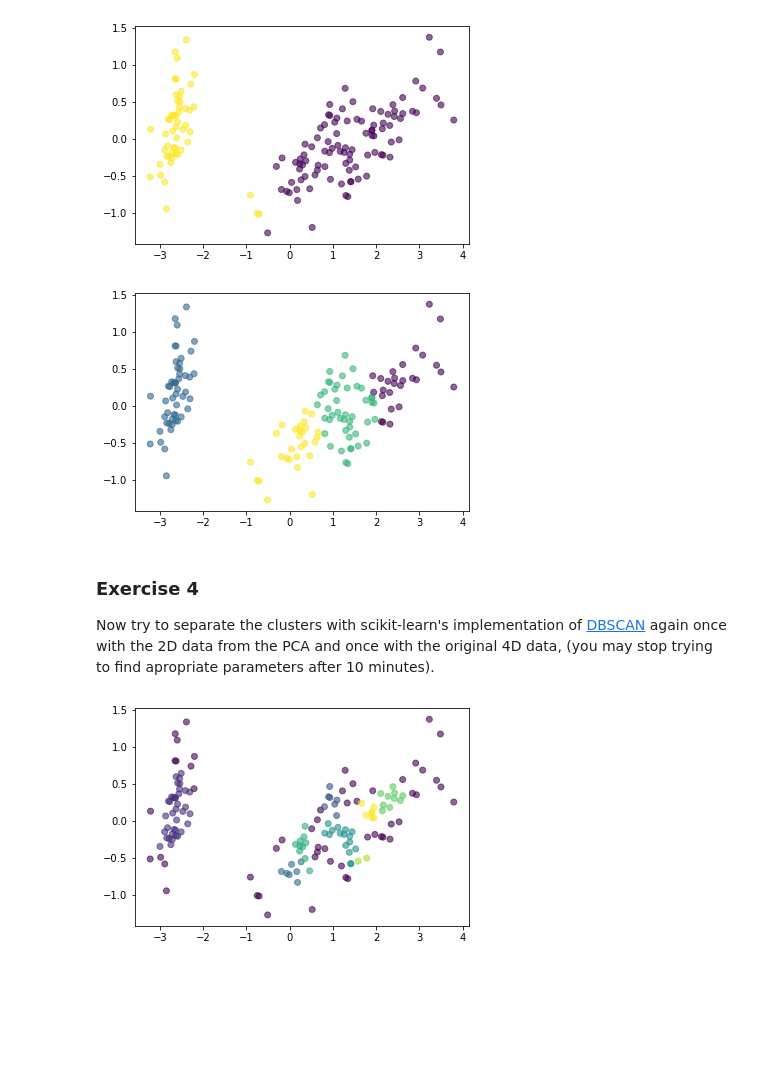
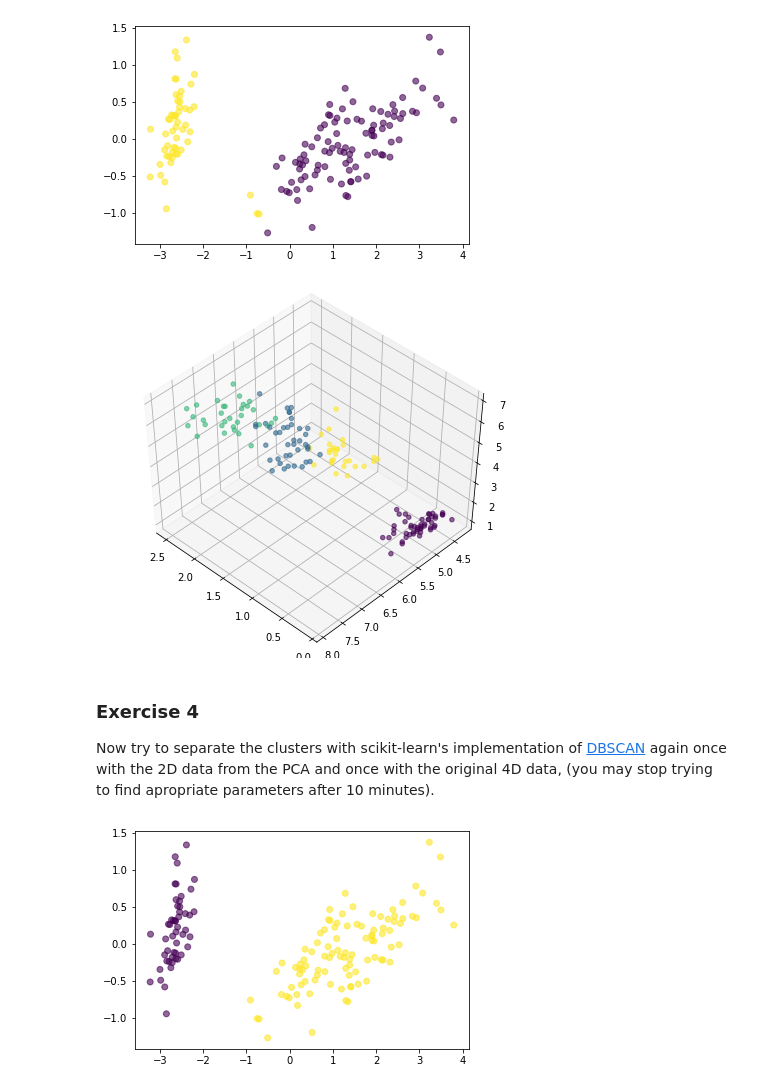
Before and after one commit to regenhardthawk/Regenhardt_MLBD_uebung8, a Jupyter notebook: 01_Intro_ex.ipynb, the cells around one changed output. Saved outputs shown, nothing was run; the diff lists cells and outputs as text; code cells hidden in the pictures; blank space fills up the shorter version.

```diff
--- a/01_Intro_ex.ipynb
+++ b/01_Intro_ex.ipynb
@@ -255,7 +259,6 @@ Use PCA to transform the original data into 2 dimensions and show the transforme
 ## do PCA
 from sklearn.decomposition import PCA
 pca = PCA(n_components=2)
-pca.fit(X)
-X=pca.transform(X)
+P = pca.fit_transform(X)
 # %%
 ## create scatter plot of PCA output
@@ -281,24 +284,28 @@ plt.show();
 [figure]
 # %%
 ## K-means on orig 4D data
+from mpl_toolkits.mplot3d import Axes3D
 
-k_means = KMeans(n_clusters = 4 , random_state = 42).fit_predict(X)
-plt.scatter(X[:,0], X[:,1], c=k_means, alpha=0.6)
+k_means = KMeans(n_clusters = 4 , random_state = 42).fit(X)
+
+fig = plt.figure(1, figsize=(6, 5))
+ax = Axes3D(fig, rect=[0, 0, .95, 1], elev=48, azim=134)
+ax.scatter(X.iloc[:,3], X.iloc[:,0], X.iloc[:,2], c=k_means.labels_, alpha=0.6)
 plt.show();
 # %% [output]
-[figure, old version]
+[figure, new version]
 # %% [markdown]
 ### Exercise 4
 
 Now try to separate the clusters with scikit-learn's implementation of [DBSCAN](https://scikit-learn.org/stable/modules/generated/sklearn.cluster.DBSCAN.html) again once with the 2D data from the PCA and once with the original 4D data, (you may stop trying to find apropriate parameters after 10 minutes).
 # %%
 ## DBSCAN on 2D PCA output
+from sklearn.cluster import DBSCAN
 
-from sklearn.cluster import DBSCAN
-dbs = DBSCAN(eps=0.2,min_samples = 5).fit_predict(X)
-plt.scatter(X[:,0], X[:,1], c=dbs, alpha=0.6)
+dbs = DBSCAN(eps=1,min_samples = 5).fit(P)
+plt.scatter(P[:,0], P[:,1], c=dbs.labels_, alpha=0.6)
 plt.show();
 # %% [output]
-[figure, old version]
+[figure, new version]
 # %%
 ## DBSCAN on orig 4D data
```
Also changed, not shown: parts of 6 cells of this notebook.
